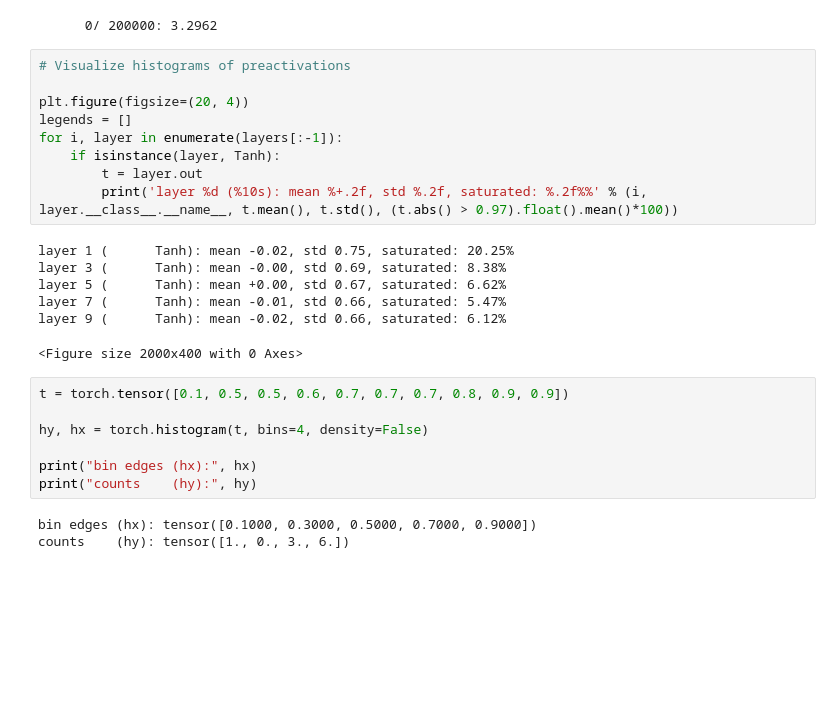
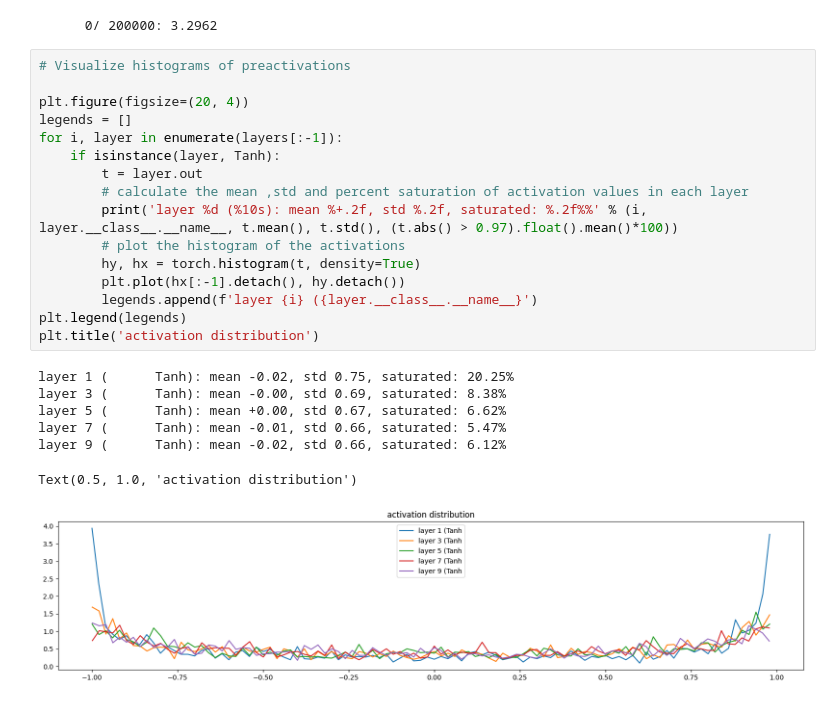
Before and after one commit to shedrachIkenna/tinyNN, a Jupyter notebook: pytorched_makemore.ipynb, the cells around one changed output. Cells and saved outputs as stored; diff of their text form; blank space fills up the shorter version.

Commit message:
plotted activations of each layer

```diff
--- a/pytorched_makemore.ipynb
+++ b/pytorched_makemore.ipynb
@@ -181,26 +181,24 @@ for i in range(max_steps):
 # %%
 # Visualize histograms of preactivations
 
 plt.figure(figsize=(20, 4))
 legends = []
 for i, layer in enumerate(layers[:-1]):
     if isinstance(layer, Tanh):
         t = layer.out
+        # calculate the mean ,std and percent saturation of activation values in each layer
         print('layer %d (%10s): mean %+.2f, std %.2f, saturated: %.2f%%' % (i, layer.__class__.__name__, t.mean(), t.std(), (t.abs() > 0.97).float().mean()*100))
+        # plot the histogram of the activations
+        hy, hx = torch.histogram(t, density=True)
+        plt.plot(hx[:-1].detach(), hy.detach())
+        legends.append(f'layer {i} ({layer.__class__.__name__}')
+plt.legend(legends)
+plt.title('activation distribution')
 # %% [output]
 layer 1 (      Tanh): mean -0.02, std 0.75, saturated: 20.25%
 layer 3 (      Tanh): mean -0.00, std 0.69, saturated: 8.38%
 layer 5 (      Tanh): mean +0.00, std 0.67, saturated: 6.62%
 layer 7 (      Tanh): mean -0.01, std 0.66, saturated: 5.47%
 layer 9 (      Tanh): mean -0.02, std 0.66, saturated: 6.12%
-<Figure size 2000x400 with 0 Axes>
+Text(0.5, 1.0, 'activation distribution')
+[figure, added]
-# %%
-t = torch.tensor([0.1, 0.5, 0.5, 0.6, 0.7, 0.7, 0.7, 0.8, 0.9, 0.9])
-
-hy, hx = torch.histogram(t, bins=4, density=False)
-
-print("bin edges (hx):", hx)
-print("counts    (hy):", hy)
-# %% [output]
-bin edges (hx): tensor([0.1000, 0.3000, 0.5000, 0.7000, 0.9000])
-counts    (hy): tensor([1., 0., 3., 6.])
```
